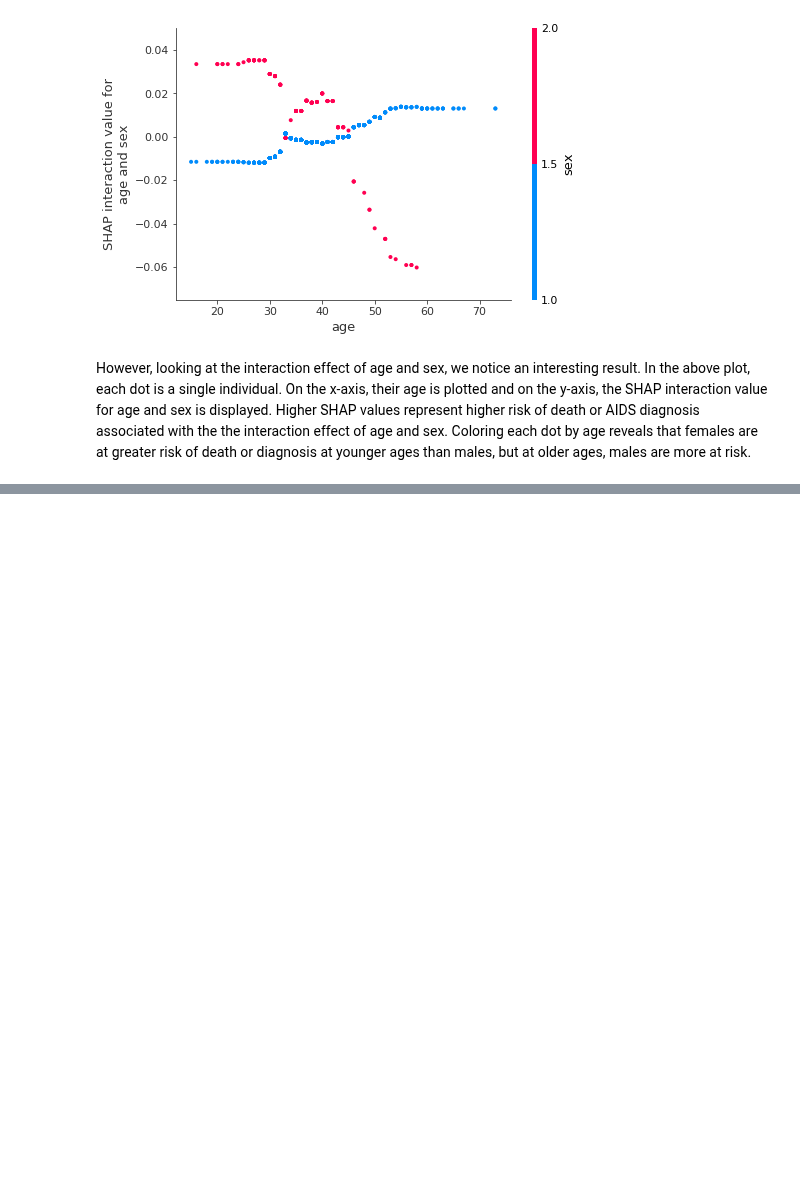
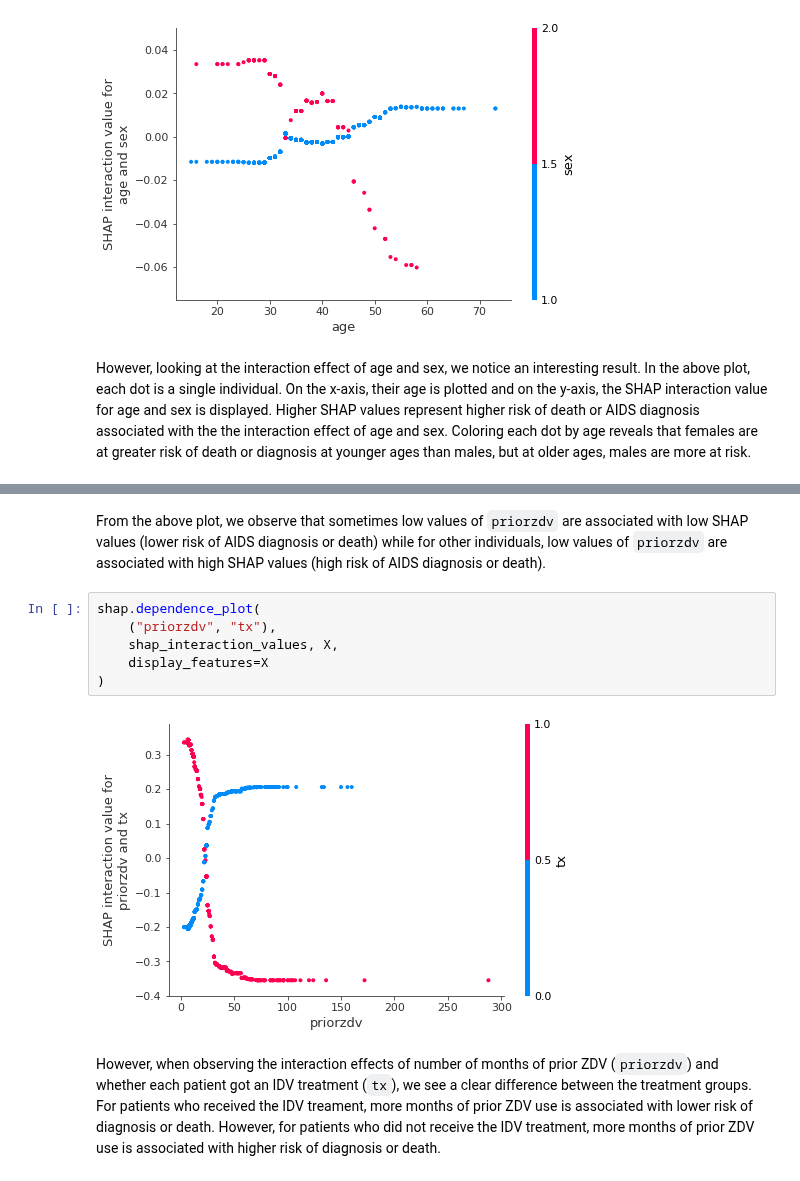
Before and after one commit to latlio/SurvivalAnalysis, a Jupyter notebook: XGBoost.ipynb, the cells around one changed output, grey strips where cells are left out. Cells and saved outputs as stored; diff of their text form; blank space fills up the shorter version.

```diff
--- a/XGBoost.ipynb
+++ b/XGBoost.ipynb
@@ -160,0 +171,12 @@ However, looking at the interaction effect of age and sex, we notice an interest
+# %% [markdown]
+From the above plot, we observe that sometimes low values of `priorzdv` are associated with low SHAP values (lower risk of AIDS diagnosis or death) while for other individuals, low values of `priorzdv` are associated with high SHAP values (high risk of AIDS diagnosis or death).
+# %%
+shap.dependence_plot(
+    ("priorzdv", "tx"),
+    shap_interaction_values, X,
+    display_features=X
+)
+# %% [output]
+[figure, added]
+# %% [markdown]
+However, when observing the interaction effects of number of months of prior ZDV (`priorzdv`) and whether each patient got an IDV treatment (`tx`), we see a clear difference between the treatment groups. For patients who received the IDV treament, more months of prior ZDV use is associated with lower risk of diagnosis or death. However, for patients who did not receive the IDV treatment, more months of prior ZDV use is associated with higher risk of diagnosis or death.
```
Also changed, not shown: parts of 3 cells of this notebook.
